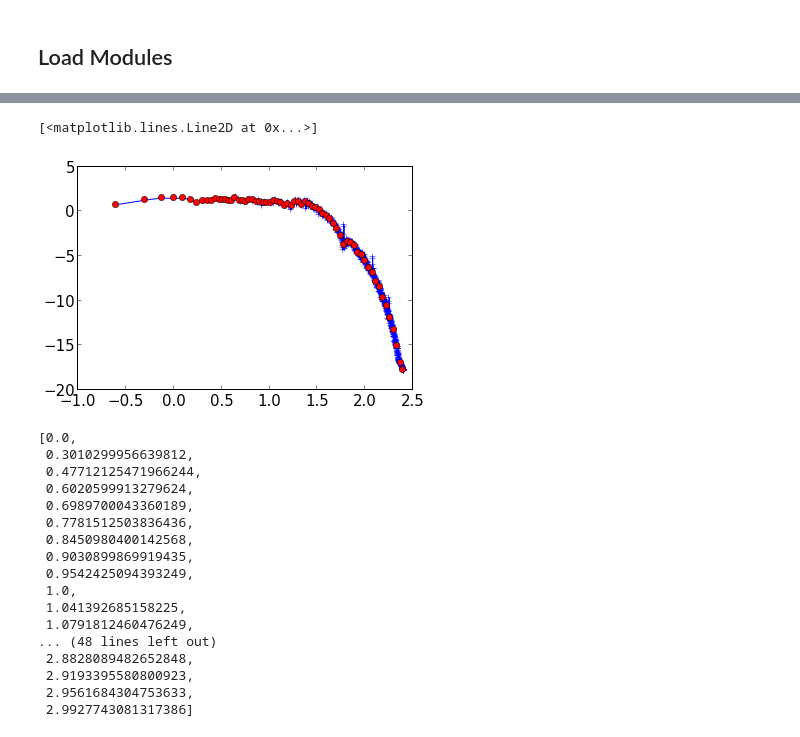
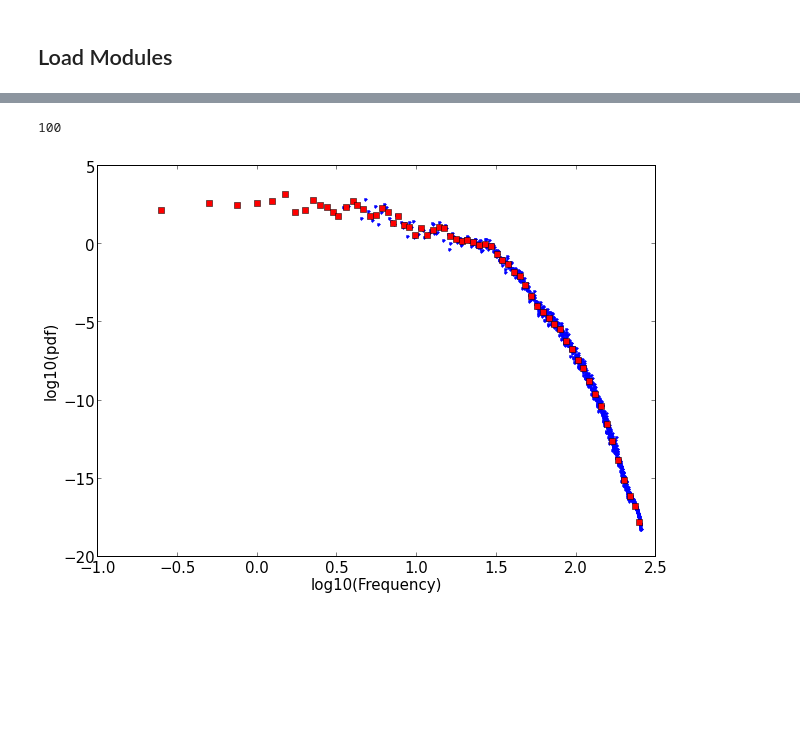
Before and after one commit to wazaahhh/brainwaves, a Jupyter notebook: brainwaves_classification.ipynb, the cells around one changed output, grey strips where cells are left out. Drawn from its saved outputs; the diff is of its cells as text; code cells hidden in the pictures; blank space fills up the shorter version.

```diff
--- a/brainwaves_classification.ipynb
+++ b/brainwaves_classification.ipynb
@@ -108,12 +108,22 @@ def binning2(x,y,bins,log_10=False,confinter=5):
             Perc_Up = append(Perc_Up,scoreatpercentile(y[c],100-confinter))
             Points = append(Points,len(y[c]))
 
+
+        else:
+            Tbins = append(Tbins,median(x[c]))
+            Median =  append(Median,0)
+            Sigma = append(Sigma,0)
+            Perc_Down = append(Perc_Down,0)
+            Perc_Up = append(Perc_Up,0)
+            Points = append(Points,0)
+
+
         Perc_Up = array(Perc_Up)
         Perc_Down = array(Perc_Down)
 
     return Tbins,Median,Sigma,Perc_Down,Perc_Up,Points
 # %%
-def percentile(pSpecDic,tmax=-1):
+def percentile(pSpecDic,tmax=-1,nbins=100):
 
     m = []
 
@@ -143,12 +153,12 @@ def percentile(pSpecDic,tmax=-1):
     m = np.reshape(m,[len(m)/1024,1024])
     perc = np.median(m,0)
 
-    xt = np.logspace(np.log10(0.24),np.log10(1025),100)
+    xt = np.logspace(np.log10(0.24),np.log10(1025),nbins+1)
     x = np.arange(0.25,256.25,0.25)
-    print x
+    #print x
     try:
         B = binning2(x,perc,xt,log_10=True)
-        return {'x' : list(B[0]),'y' : list(B[1])}
+        return {'xBin' : list(B[0]),'yBin' : list(B[1]),'xFull':x,'yFull':perc}
     except:
         print index
         return 0
@@ -183,43 +172,32 @@ vector = loadVector('song','subject0',4)
 # %%
 task = "song"
-subject = "subject0"
-trial = 4
+subject = "subject5"
+trial = 2
 rootDir = "/home/ubuntu/github/brainwaves/tmp/%s/%s/"%(task,subject)
 dic = json.load(open(rootDir + "trial%s.json"%trial,'rb'))
 
 pSpecDic = dic['pspec']
 B = dic['binnedPowerSpec']
 
-perc,m,p = percentile(pSpecDic,tmax=10)
+#bins = percentile(pSpecDic,tmax=10,nbins=100)
 
-B2 = percentile(pSpecDic,tmax=-1)
+B2 = percentile(pSpecDic,tmax=-1,nbins=100)
 x = np.arange(0.25,256.25,0.25)
+y = pSpecDic
 
-plot(np.log10(x),np.log10(perc),'+-')
-xt = np.logspace(np.log10(0.24),np.log10(1025),100)
+#plot(np.log10(x),np.log10(y),'+-')
+#xt = np.logspace(np.log10(0.24),np.log10(1025),100)
 #B2 = binning2(x,perc,xt,log_10=True)
-plot(B['x'],B['y'],'ro')
-#plot(list(B2['x']),list(B2['y']),'rs')
+#plot(B['x'],B['y'],'ro')
+figure(1,(10,7))
+plot(np.log10(list(B2['xFull'])),np.log10(list(B2['yFull'])),'b.')
+plot(list(B2['xBin']),list(B2['yBin']),'rs')
+xlabel("log10(Frequency)")
+ylabel("log10(pdf)")
+print len(B2['xBin'])
+#print B2['x'][:100]
+
+#print dic['pspec']['1'].keys()
 # %% [output]
-[<matplotlib.lines.Line2D at 0x...>]
+100
-[figure, old version]
+[figure, new version]
-# %%
-B['x']
-# %% [output]
-[0.0,
- 0.3010299956639812,
- 0.47712125471966244,
- 0.6020599913279624,
- 0.6989700043360189,
- 0.7781512503836436,
- 0.8450980400142568,
- 0.9030899869919435,
- 0.9542425094393249,
- 1.0,
- 1.041392685158225,
- 1.0791812460476249,
-... (48 lines left out)
- 2.8828089482652848,
- 2.9193395580800923,
- 2.9561684304753633,
- 2.9927743081317386]
```
Also changed, not shown: parts of 4 cells of this notebook.
